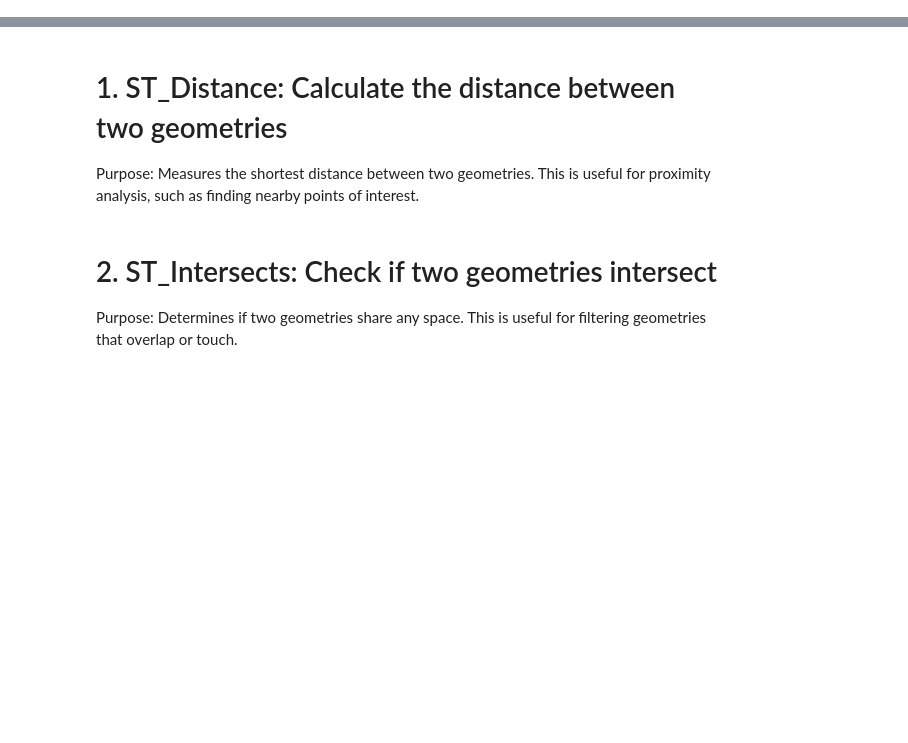
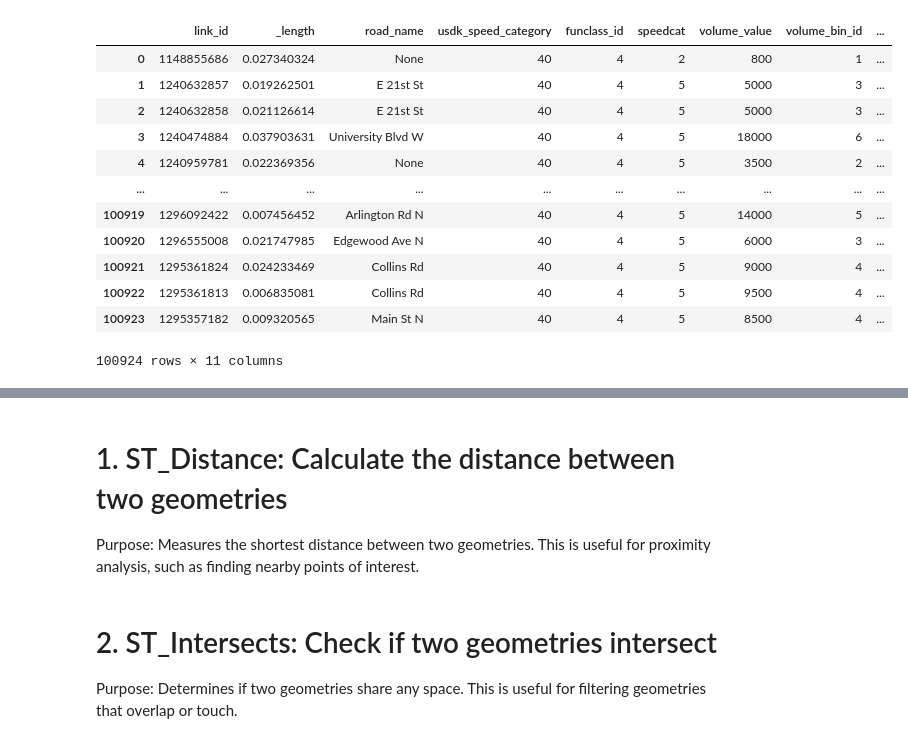
Before and after one commit to GuiBo79/urban-sdk, a Jupyter notebook: notebooks/urban-sdk.ipynb, the cells around one changed output, grey strips where cells are left out. Saved outputs shown, nothing was run; the diff lists cells and outputs as text; code cells hidden in the pictures; blank space fills up the shorter version.

```diff
--- a/notebooks/urban-sdk.ipynb
+++ b/notebooks/urban-sdk.ipynb
@@ -37,6 +37,22 @@ download_file(speed_data_url, speed_data_path)
 
 link_info_df = pd.read_parquet(link_info_path)
 speed_data_df = pd.read_parquet(speed_data_path)
+# %%
+display(link_info_df)
+# %% [output]
+|  | link_id | _length | road_name | usdk_speed_category | funclass_id | speedcat | volume_value | volume_bin_id | ... |
+| 0 | 1148855686 | 0.027340324 | None | 40 | 4 | 2 | 800 | 1 | ... |
+| 1 | 1240632857 | 0.019262501 | E 21st St | 40 | 4 | 5 | 5000 | 3 | ... |
+| 2 | 1240632858 | 0.021126614 | E 21st St | 40 | 4 | 5 | 5000 | 3 | ... |
+| 3 | 1240474884 | 0.037903631 | University Blvd W | 40 | 4 | 5 | 18000 | 6 | ... |
+| 4 | 1240959781 | 0.022369356 | None | 40 | 4 | 5 | 3500 | 2 | ... |
+| ... | ... | ... | ... | ... | ... | ... | ... | ... | ... |
+| 100919 | 1296092422 | 0.007456452 | Arlington Rd N | 40 | 4 | 5 | 14000 | 5 | ... |
+| 100920 | 1296555008 | 0.021747985 | Edgewood Ave N | 40 | 4 | 5 | 6000 | 3 | ... |
+| 100921 | 1295361824 | 0.024233469 | Collins Rd | 40 | 4 | 5 | 9000 | 4 | ... |
+| 100922 | 1295361813 | 0.006835081 | Collins Rd | 40 | 4 | 5 | 9500 | 4 | ... |
+| 100923 | 1295357182 | 0.009320565 | Main St N | 40 | 4 | 5 | 8500 | 4 | ... |
+100924 rows × 11 columns
 # %%
 # Define functions to transform data for insertion
 def transform_link_info(df):
```
Also changed, not shown: parts of 3 cells of this notebook, 1 other file.
